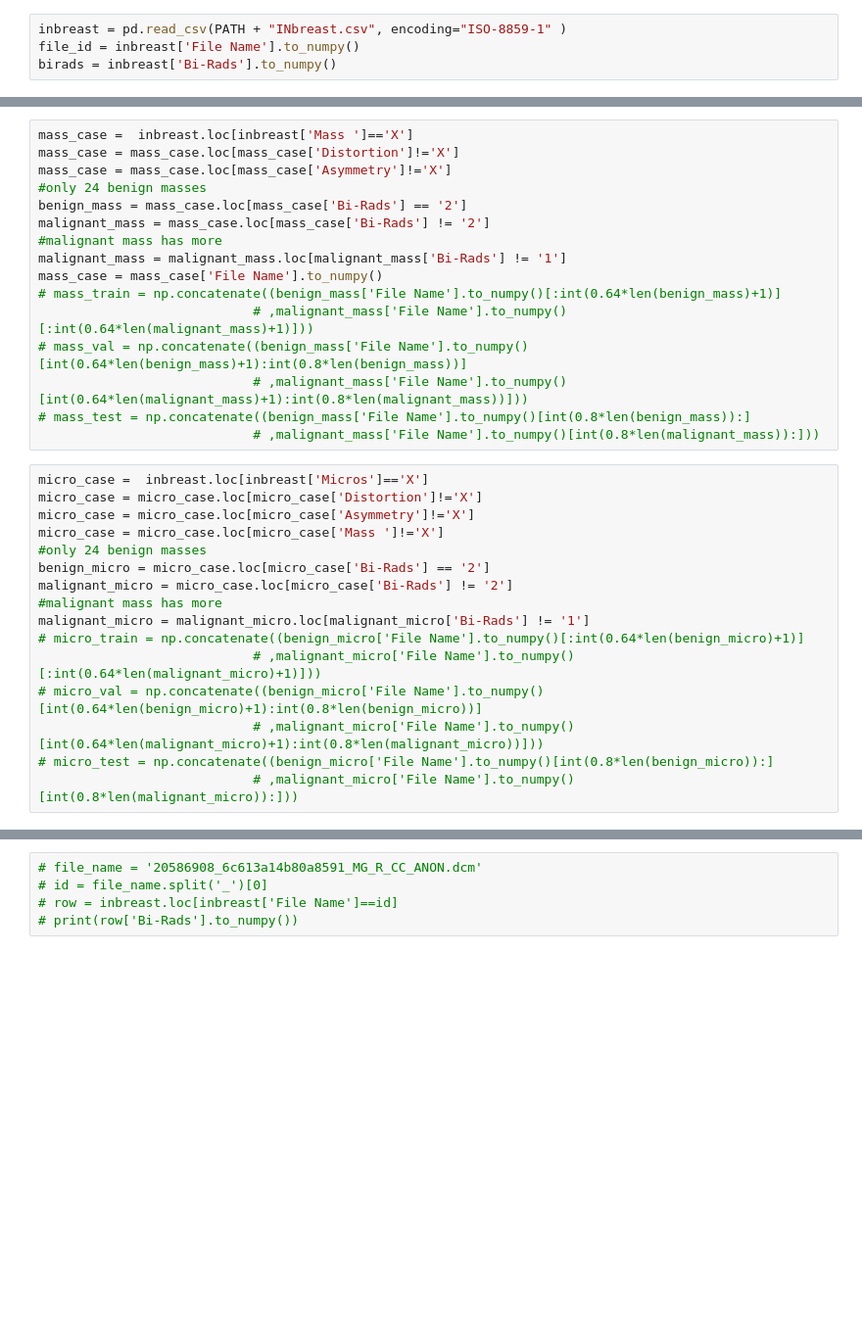
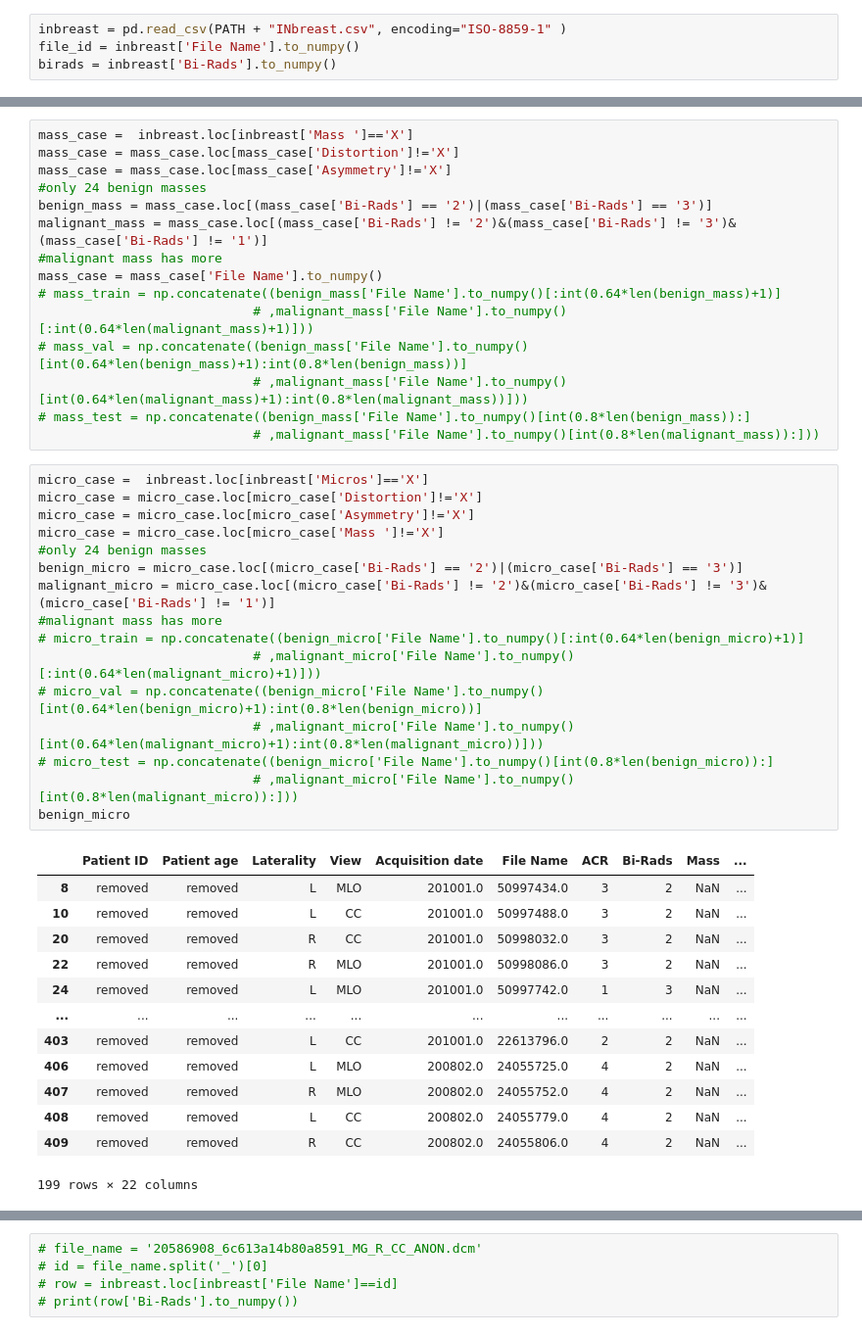
Before and after one commit to ChoyJJ/FYP_B, a Jupyter notebook: Dataset_Selection/Inbreast_ROI_extraction.ipynb, the cells around one changed output, grey strips where cells are left out. Shown at 98% size. Cells and saved outputs as stored; diff of their text form; blank space fills up the shorter version.

```diff
--- a/Dataset_Selection/Inbreast_ROI_extraction.ipynb
+++ b/Dataset_Selection/Inbreast_ROI_extraction.ipynb
@@ -52,10 +64,9 @@ mass_case =  inbreast.loc[inbreast['Mass ']=='X']
 mass_case = mass_case.loc[mass_case['Distortion']!='X']
 mass_case = mass_case.loc[mass_case['Asymmetry']!='X']
 #only 24 benign masses
-benign_mass = mass_case.loc[mass_case['Bi-Rads'] == '2']
-malignant_mass = mass_case.loc[mass_case['Bi-Rads'] != '2']
+benign_mass = mass_case.loc[(mass_case['Bi-Rads'] == '2')|(mass_case['Bi-Rads'] == '3')]
+malignant_mass = mass_case.loc[(mass_case['Bi-Rads'] != '2')&(mass_case['Bi-Rads'] != '3')&(mass_case['Bi-Rads'] != '1')]
 #malignant mass has more
-malignant_mass = malignant_mass.loc[malignant_mass['Bi-Rads'] != '1']
 mass_case = mass_case['File Name'].to_numpy()
 # mass_train = np.concatenate((benign_mass['File Name'].to_numpy()[:int(0.64*len(benign_mass)+1)]
                             # ,malignant_mass['File Name'].to_numpy()[:int(0.64*len(malignant_mass)+1)]))
@@ -66,19 +77,33 @@ mass_case = mass_case['File Name'].to_numpy()
 # %%
 micro_case =  inbreast.loc[inbreast['Micros']=='X']
 micro_case = micro_case.loc[micro_case['Distortion']!='X']
 micro_case = micro_case.loc[micro_case['Asymmetry']!='X']
 micro_case = micro_case.loc[micro_case['Mass ']!='X']
 #only 24 benign masses
-benign_micro = micro_case.loc[micro_case['Bi-Rads'] == '2']
-malignant_micro = micro_case.loc[micro_case['Bi-Rads'] != '2']
+benign_micro = micro_case.loc[(micro_case['Bi-Rads'] == '2')|(micro_case['Bi-Rads'] == '3')]
+malignant_micro = micro_case.loc[(micro_case['Bi-Rads'] != '2')&(micro_case['Bi-Rads'] != '3')&(micro_case['Bi-Rads'] != '1')]
 #malignant mass has more
-malignant_micro = malignant_micro.loc[malignant_micro['Bi-Rads'] != '1']
 # micro_train = np.concatenate((benign_micro['File Name'].to_numpy()[:int(0.64*len(benign_micro)+1)]
                             # ,malignant_micro['File Name'].to_numpy()[:int(0.64*len(malignant_micro)+1)]))
 # micro_val = np.concatenate((benign_micro['File Name'].to_numpy()[int(0.64*len(benign_micro)+1):int(0.8*len(benign_micro))]
                             # ,malignant_micro['File Name'].to_numpy()[int(0.64*len(malignant_micro)+1):int(0.8*len(malignant_micro))]))
 # micro_test = np.concatenate((benign_micro['File Name'].to_numpy()[int(0.8*len(benign_micro)):]
                             # ,malignant_micro['File Name'].to_numpy()[int(0.8*len(malignant_micro)):]))
+benign_micro
+# %% [output]
+|  | Patient ID | Patient age | Laterality | View | Acquisition date | File Name | ACR | Bi-Rads | Mass | ... |
+| 8 | removed | removed | L | MLO | 201001.0 | 50997434.0 | 3 | 2 | NaN | ... |
+| 10 | removed | removed | L | CC | 201001.0 | 50997488.0 | 3 | 2 | NaN | ... |
+| 20 | removed | removed | R | CC | 201001.0 | 50998032.0 | 3 | 2 | NaN | ... |
+| 22 | removed | removed | R | MLO | 201001.0 | 50998086.0 | 3 | 2 | NaN | ... |
+| 24 | removed | removed | L | MLO | 201001.0 | 50997742.0 | 1 | 3 | NaN | ... |
+| ... | ... | ... | ... | ... | ... | ... | ... | ... | ... | ... |
+| 403 | removed | removed | L | CC | 201001.0 | 22613796.0 | 2 | 2 | NaN | ... |
+| 406 | removed | removed | L | MLO | 200802.0 | 24055725.0 | 4 | 2 | NaN | ... |
+| 407 | removed | removed | R | MLO | 200802.0 | 24055752.0 | 4 | 2 | NaN | ... |
+| 408 | removed | removed | L | CC | 200802.0 | 24055779.0 | 4 | 2 | NaN | ... |
+| 409 | removed | removed | R | CC | 200802.0 | 24055806.0 | 4 | 2 | NaN | ... |
+199 rows × 22 columns
 # %%
 # train_set = np.concatenate((distortion_train,asymmetry_train,micro_train,mass_train))
 # val_set = np.concatenate((asymmetry_val,micro_val,mass_val))
```
Also changed, not shown: parts of 13 cells of this notebook, 11 other files.
